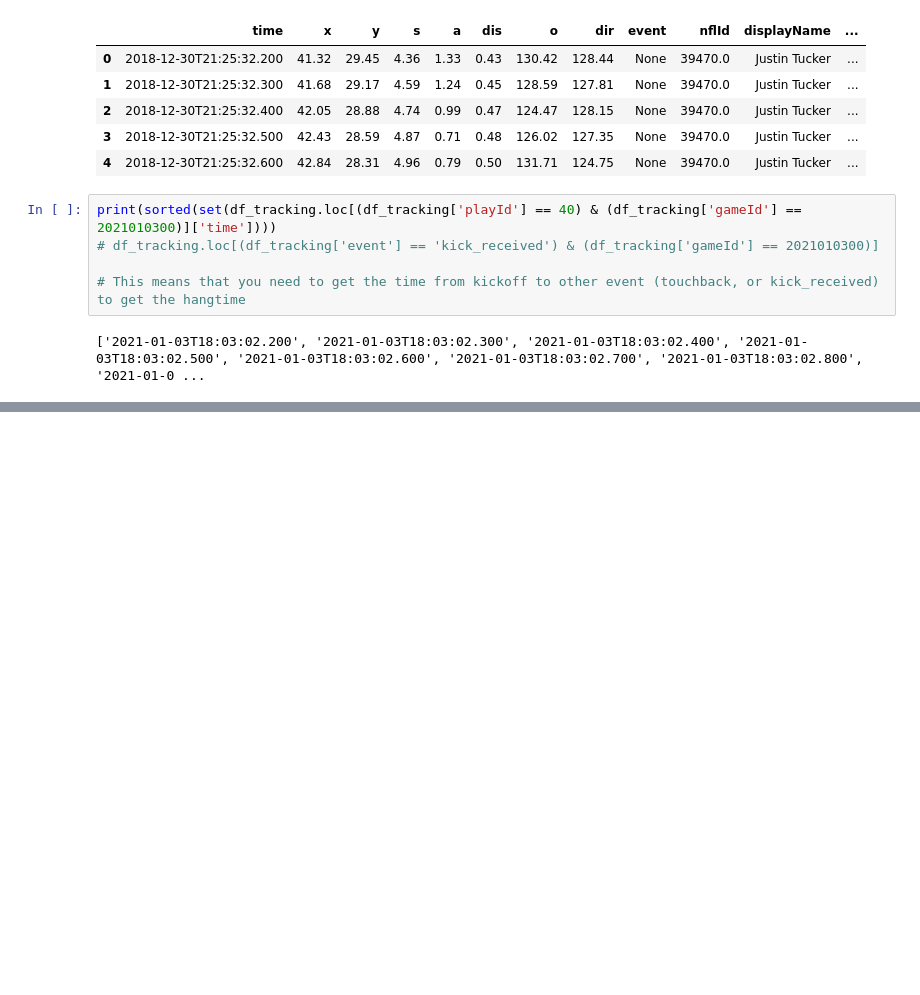
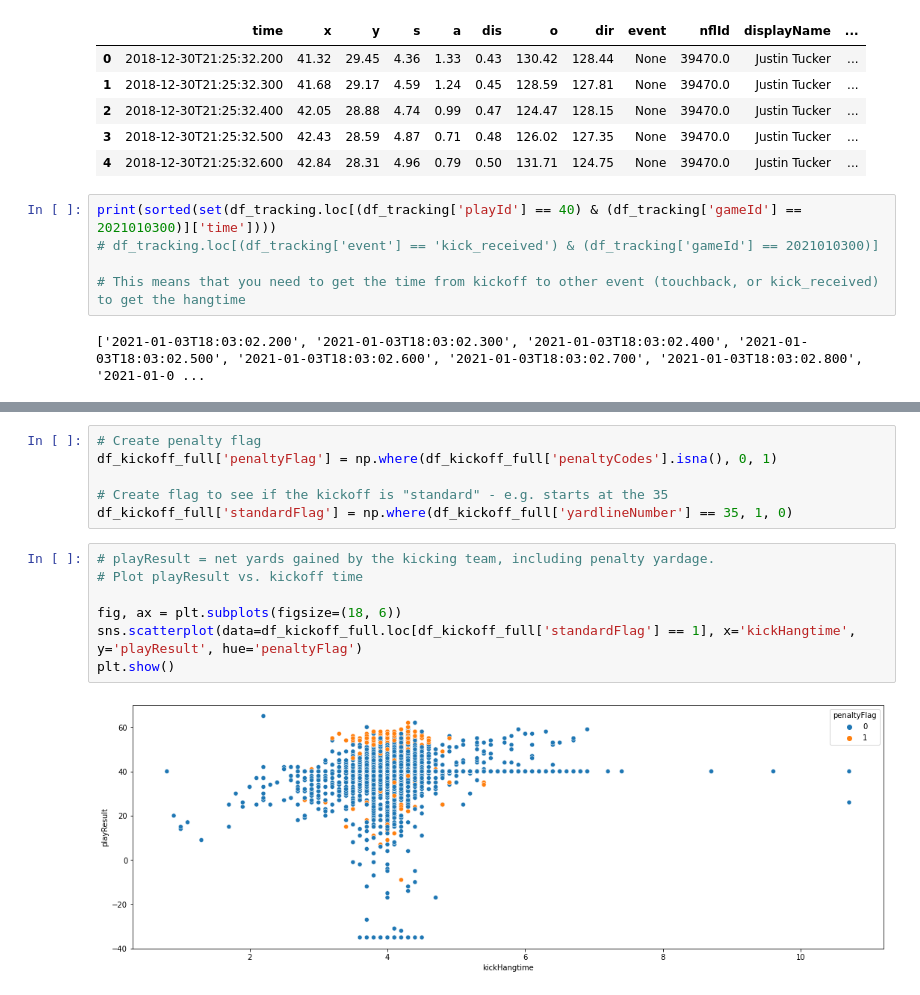
Before and after one commit to aj-ai/nfl_big_data_bowl_2022, a Jupyter notebook: eda.ipynb, the cells around one changed output, grey strips where cells are left out. Drawn from its saved outputs; the diff is of its cells as text; blank space fills up the shorter version.

```diff
--- a/eda.ipynb
+++ b/eda.ipynb
@@ -233,0 +252,15 @@ test
+# %%
+# Create penalty flag
+df_kickoff_full['penaltyFlag'] = np.where(df_kickoff_full['penaltyCodes'].isna(), 0, 1)
+
+# Create flag to see if the kickoff is "standard" - e.g. starts at the 35
+df_kickoff_full['standardFlag'] = np.where(df_kickoff_full['yardlineNumber'] == 35, 1, 0)
+# %%
+# playResult = net yards gained by the kicking team, including penalty yardage.
+# Plot playResult vs. kickoff time
+
+fig, ax = plt.subplots(figsize=(18, 6))
+sns.scatterplot(data=df_kickoff_full.loc[df_kickoff_full['standardFlag'] == 1], x='kickHangtime', y='playResult', hue='penaltyFlag')
+plt.show()
+# %% [output]
+[figure, added]
```
Also changed, not shown: parts of 11 cells of this notebook.
